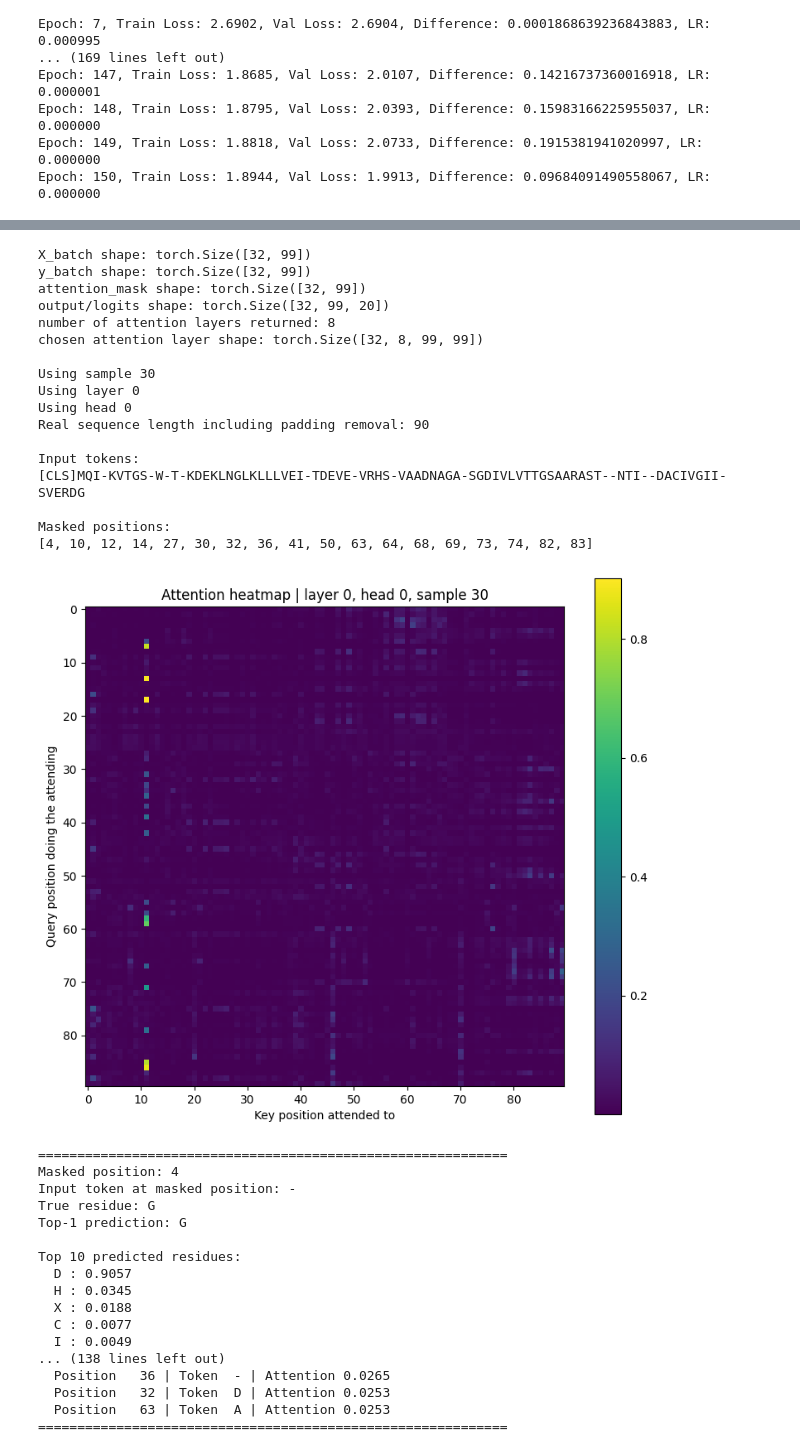
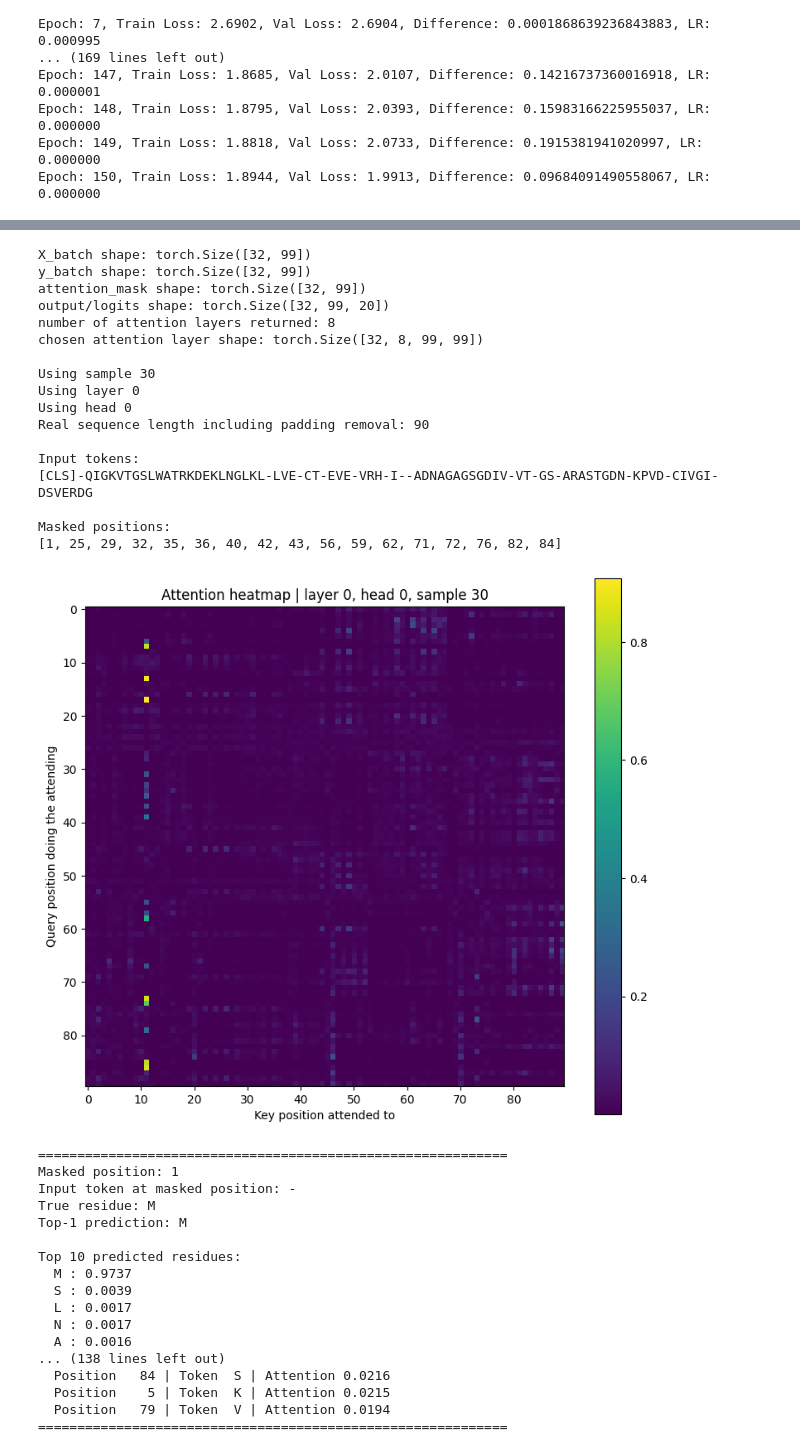
Before and after one commit to skurl/MaskedProteome, a Jupyter notebook: notebook.ipynb, the cells around one changed output, grey strips where cells are left out. Drawn from its saved outputs; the diff is of its cells as text; code cells hidden in the pictures.

Commit message:
Updated numbers + logs for 3 masked in a row

```diff
--- a/notebook.ipynb
+++ b/notebook.ipynb
@@ -709,7 +711,7 @@ def observe_attention(
         pred_id = pred_probs.argmax().item()
         pred_token = output_itos[pred_id]
 
-        top_pred_values, top_pred_ids = torch.topk(pred_probs, k=min(top_k, len(aa_itos)))
+        top_pred_values, top_pred_ids = torch.topk(pred_probs, k=min(top_k, len(output_itos)))
 
         print("=" * 60)
         print(f"Masked position: {mask_pos}")
@@ -720,7 +722,7 @@ def observe_attention(
 
         print(f"Top {top_k} predicted residues:")
         for value, token_id in zip(top_pred_values, top_pred_ids):
-            print(f"  {aa_itos[token_id.item()]} : {value.item():.4f}")
+            print(f"  {output_itos[token_id.item()]} : {value.item():.4f}")
 
         print()
 
@@ -743,52 +745,52 @@ def observe_attention(
 
 
 # Run it
 observe_attention(
     model=transformer,
     loader=test_loader,
     device=device,
     aa_itos=aa_itos,
     layer_idx=0,      # final encoder layer
     head_idx=0,        # first attention head
     sample_idx=30,      # first protein in batch
     top_k=10,
     max_display_len=200
 )
 # %% [output]
 X_batch shape: torch.Size([32, 99])
 y_batch shape: torch.Size([32, 99])
 attention_mask shape: torch.Size([32, 99])
 output/logits shape: torch.Size([32, 99, 20])
 number of attention layers returned: 8
 chosen attention layer shape: torch.Size([32, 8, 99, 99])
 
 Using sample 30
 Using layer 0
 Using head 0
 Real sequence length including padding removal: 90
 
 Input tokens:
-[CLS]MQI-KVTGS-W-T-KDEKLNGLKLLLVEI-TDEVE-VRHS-VAADNAGA-SGDIVLVTTGSAARAST--NTI--DACIVGII-SVERDG
+[CLS]-QIGKVTGSLWATRKDEKLNGLKL-LVE-CT-EVE-VRH-I--ADNAGAGSGDIV-VT-GS-ARASTGDN-KPVD-CIVGI-DSVERDG
 
 Masked positions:
-[4, 10, 12, 14, 27, 30, 32, 36, 41, 50, 63, 64, 68, 69, 73, 74, 82, 83]
+[1, 25, 29, 32, 35, 36, 40, 42, 43, 56, 59, 62, 71, 72, 76, 82, 84]
-[figure, old version]
+[figure, new version]
 ============================================================
-Masked position: 4
+Masked position: 1
 Input token at masked position: -
-True residue: G
-Top-1 prediction: G
+True residue: M
+Top-1 prediction: M
 
 Top 10 predicted residues:
-  D : 0.9057
-  H : 0.0345
-  X : 0.0188
-  C : 0.0077
-  I : 0.0049
+  M : 0.9737
+  S : 0.0039
+  L : 0.0017
+  N : 0.0017
+  A : 0.0016
 ... (138 lines left out)
-  Position   36 | Token  - | Attention 0.0265
-  Position   32 | Token  D | Attention 0.0253
-  Position   63 | Token  A | Attention 0.0253
+  Position   84 | Token  S | Attention 0.0216
+  Position    5 | Token  K | Attention 0.0215
+  Position   79 | Token  V | Attention 0.0194
 ============================================================
 # %%
 from collections import defaultdict
```
Also changed, not shown: parts of 3 cells of this notebook, 2 other files.
